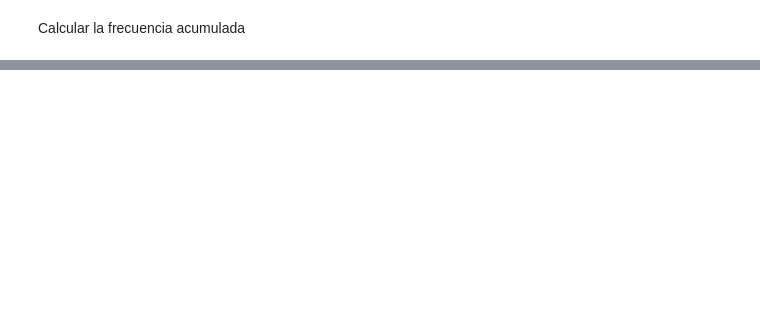
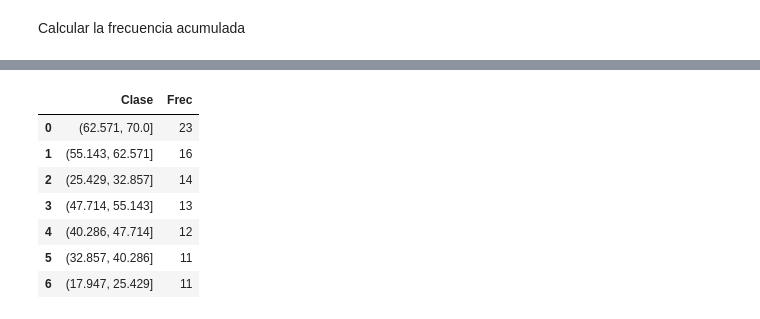
Before and after one commit to Vanessa-Flores-Hernandez/Probabilidad, a Jupyter notebook: Unidad1/Practica3.ipynb, the cells around one changed output, grey strips where cells are left out. Drawn from its saved outputs; the diff is of its cells as text; code cells hidden in the pictures; blank space fills up the shorter version.

```diff
--- a/Unidad1/Practica3.ipynb
+++ b/Unidad1/Practica3.ipynb
@@ -116,0 +173,15 @@ Calcular la frecuencia acumulada
+# %%
+# crear la tabla de frecuencia
+
+tabla_frecuencias = pd.cut(df['Edad'], bins = k, include_lowest=True).value_counts().reset_index()
+tabla_frecuencias.columns = ['Clase', 'Frec']
+tabla_frecuencias
+# %% [output]
+|  | Clase | Frec |
+| 0 | (62.571, 70.0] | 23 |
+| 1 | (55.143, 62.571] | 16 |
+| 2 | (25.429, 32.857] | 14 |
+| 3 | (47.714, 55.143] | 13 |
+| 4 | (40.286, 47.714] | 12 |
+| 5 | (32.857, 40.286] | 11 |
+| 6 | (17.947, 25.429] | 11 |
```
Also changed, not shown: parts of 14 cells of this notebook.
